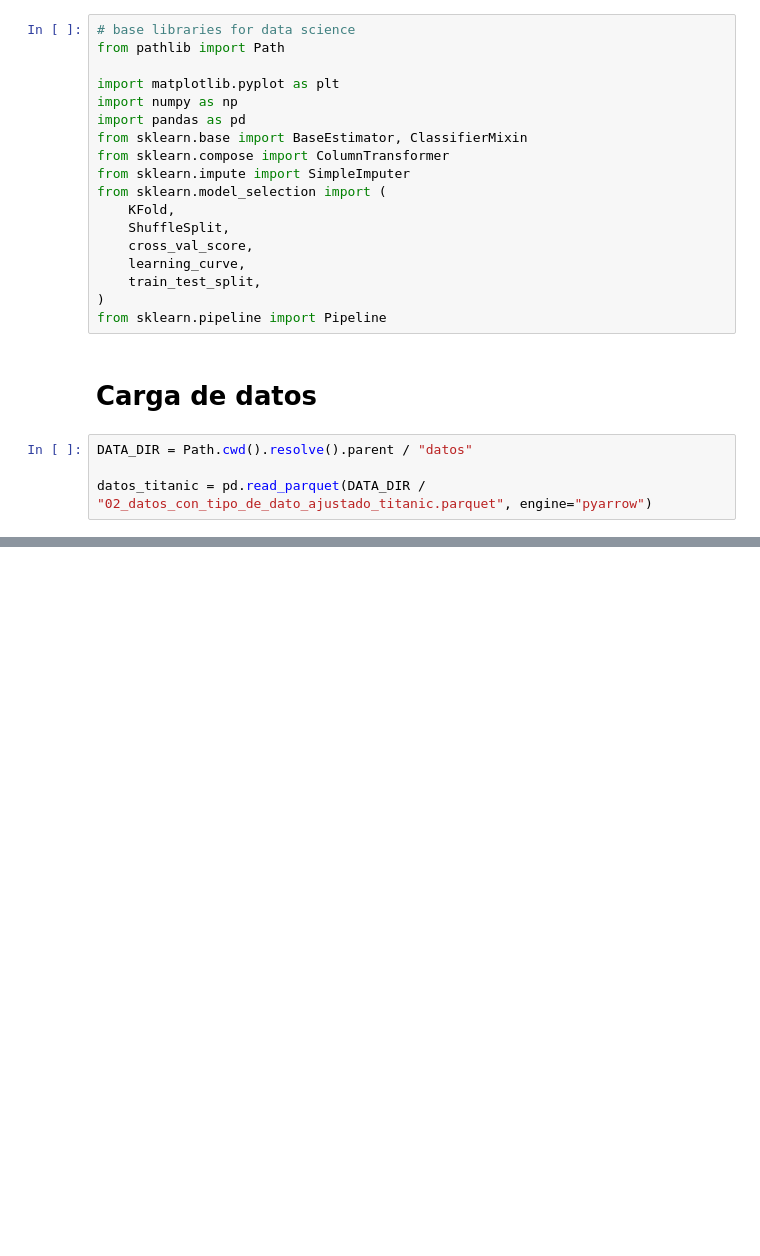
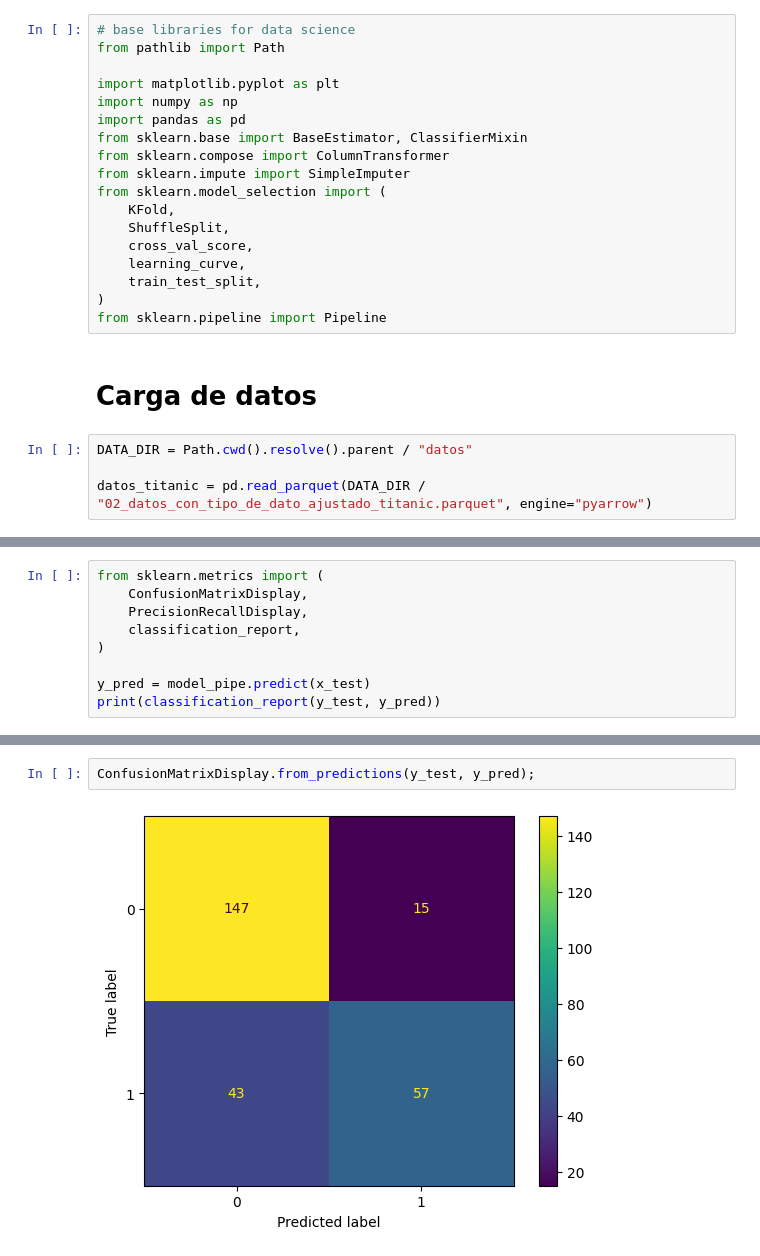
Before and after one commit to dpalacioj/DataAI-Fundamentos-Aplicaciones, a Jupyter notebook: Analitica/proyectos/titanic/notebooks/05_modelo_base_ML.ipynb, the cells around one changed output, grey strips where cells are left out. Saved outputs shown, nothing was run; the diff lists cells and outputs as text; blank space fills up the shorter version.

```diff
--- a/Analitica/proyectos/titanic/notebooks/05_modelo_base_ML.ipynb
+++ b/Analitica/proyectos/titanic/notebooks/05_modelo_base_ML.ipynb
@@ -52,0 +349,9 @@ datos_titanic = pd.read_parquet(DATA_DIR / "02_datos_con_tipo_de_dato_ajustado_t
+# %%
+from sklearn.metrics import (
+    ConfusionMatrixDisplay,
+    PrecisionRecallDisplay,
+    classification_report,
+)
+
+y_pred = model_pipe.predict(x_test)
+print(classification_report(y_test, y_pred))
@@ -52,0 +367,4 @@ datos_titanic = pd.read_parquet(DATA_DIR / "02_datos_con_tipo_de_dato_ajustado_t
+# %%
+ConfusionMatrixDisplay.from_predictions(y_test, y_pred);
+# %% [output]
+[figure, added]
```
Also changed, not shown: parts of 41 cells of this notebook.
